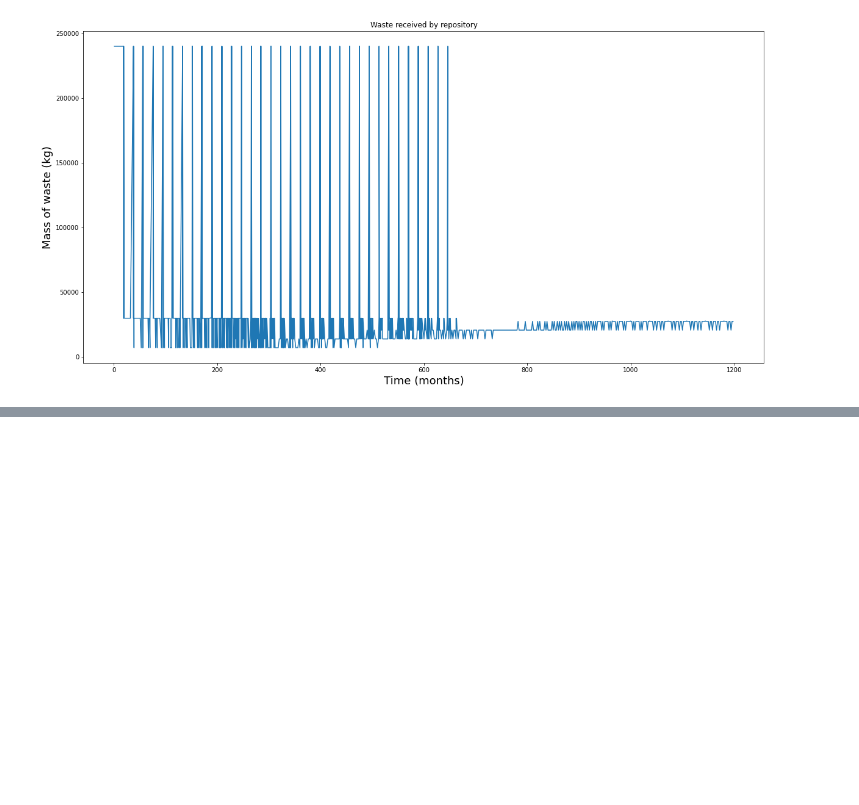
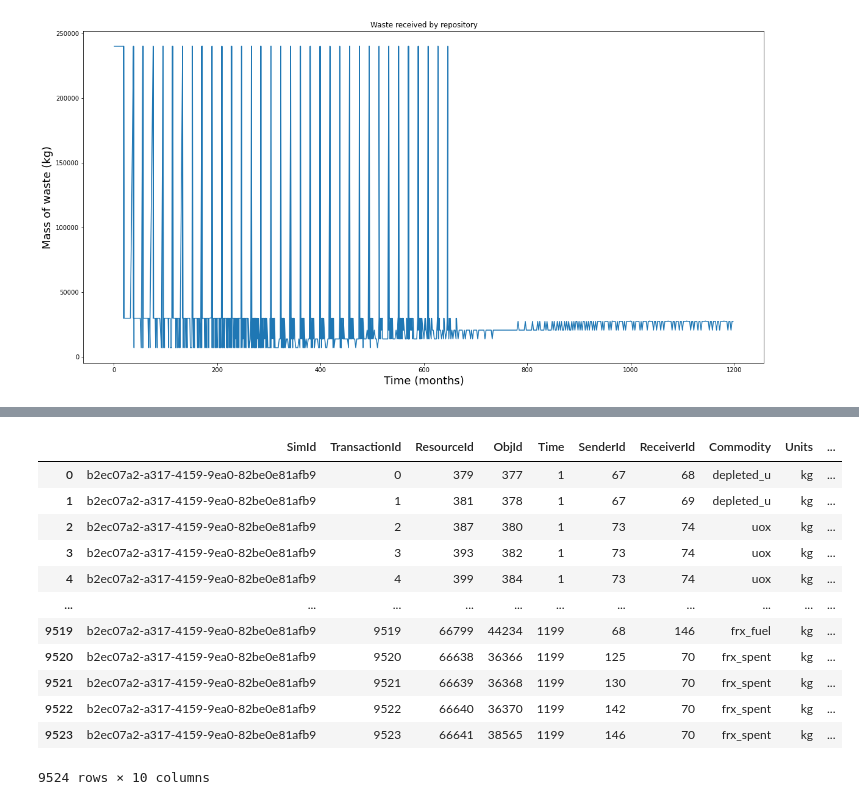
Before and after one commit to cyclus/cymetric, a Jupyter notebook: examples/materials_transactions.ipynb, the cells around one changed output, grey strips where cells are left out. Cells and saved outputs as stored; diff of their text form; code cells hidden in the pictures; blank space fills up the shorter version.

```diff
--- a/examples/materials_transactions.ipynb
+++ b/examples/materials_transactions.ipynb
@@ -74,0 +108,16 @@ plt.savefig('materials_waste.png')
+# %%
+tq
+# %% [output]
+|  | SimId | TransactionId | ResourceId | ObjId | Time | SenderId | ReceiverId | Commodity | Units | ... |
+| 0 | b2ec07a2-a317-4159-9ea0-82be0e81afb9 | 0 | 379 | 377 | 1 | 67 | 68 | depleted_u | kg | ... |
+| 1 | b2ec07a2-a317-4159-9ea0-82be0e81afb9 | 1 | 381 | 378 | 1 | 67 | 69 | depleted_u | kg | ... |
+| 2 | b2ec07a2-a317-4159-9ea0-82be0e81afb9 | 2 | 387 | 380 | 1 | 73 | 74 | uox | kg | ... |
+| 3 | b2ec07a2-a317-4159-9ea0-82be0e81afb9 | 3 | 393 | 382 | 1 | 73 | 74 | uox | kg | ... |
+| 4 | b2ec07a2-a317-4159-9ea0-82be0e81afb9 | 4 | 399 | 384 | 1 | 73 | 74 | uox | kg | ... |
+| ... | ... | ... | ... | ... | ... | ... | ... | ... | ... | ... |
+| 9519 | b2ec07a2-a317-4159-9ea0-82be0e81afb9 | 9519 | 66799 | 44234 | 1199 | 68 | 146 | frx_fuel | kg | ... |
+| 9520 | b2ec07a2-a317-4159-9ea0-82be0e81afb9 | 9520 | 66638 | 36366 | 1199 | 125 | 70 | frx_spent | kg | ... |
+| 9521 | b2ec07a2-a317-4159-9ea0-82be0e81afb9 | 9521 | 66639 | 36368 | 1199 | 130 | 70 | frx_spent | kg | ... |
+| 9522 | b2ec07a2-a317-4159-9ea0-82be0e81afb9 | 9522 | 66640 | 36370 | 1199 | 142 | 70 | frx_spent | kg | ... |
+| 9523 | b2ec07a2-a317-4159-9ea0-82be0e81afb9 | 9523 | 66641 | 38565 | 1199 | 146 | 70 | frx_spent | kg | ... |
+9524 rows × 10 columns
```
Also changed, not shown: parts of 6 cells of this notebook, 2 other files.
